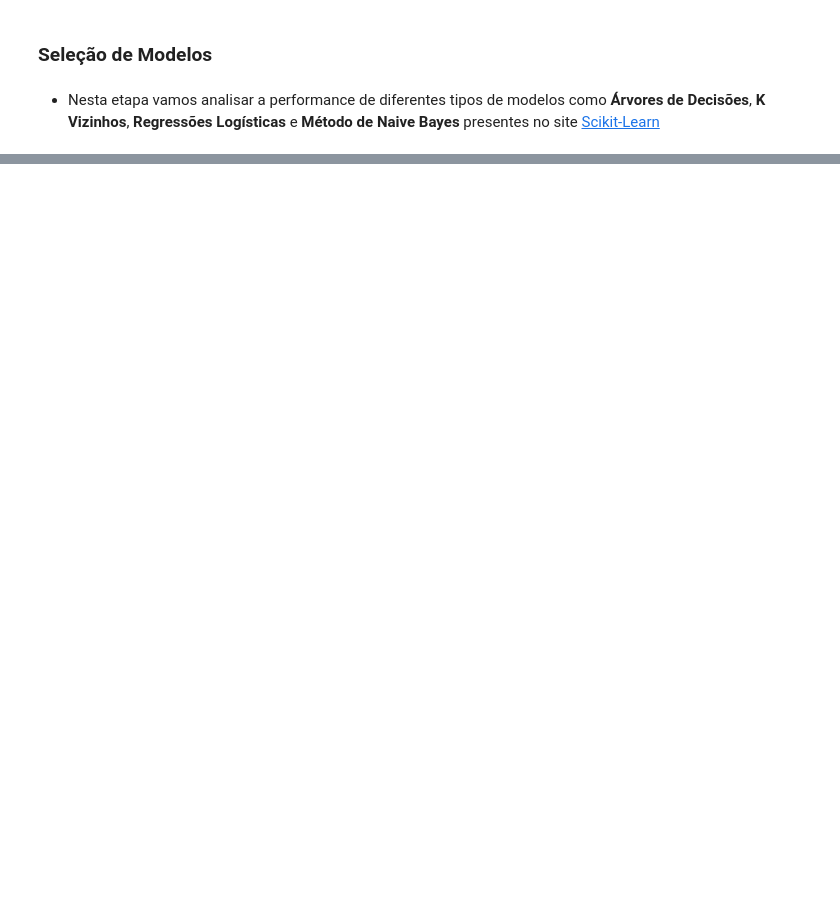
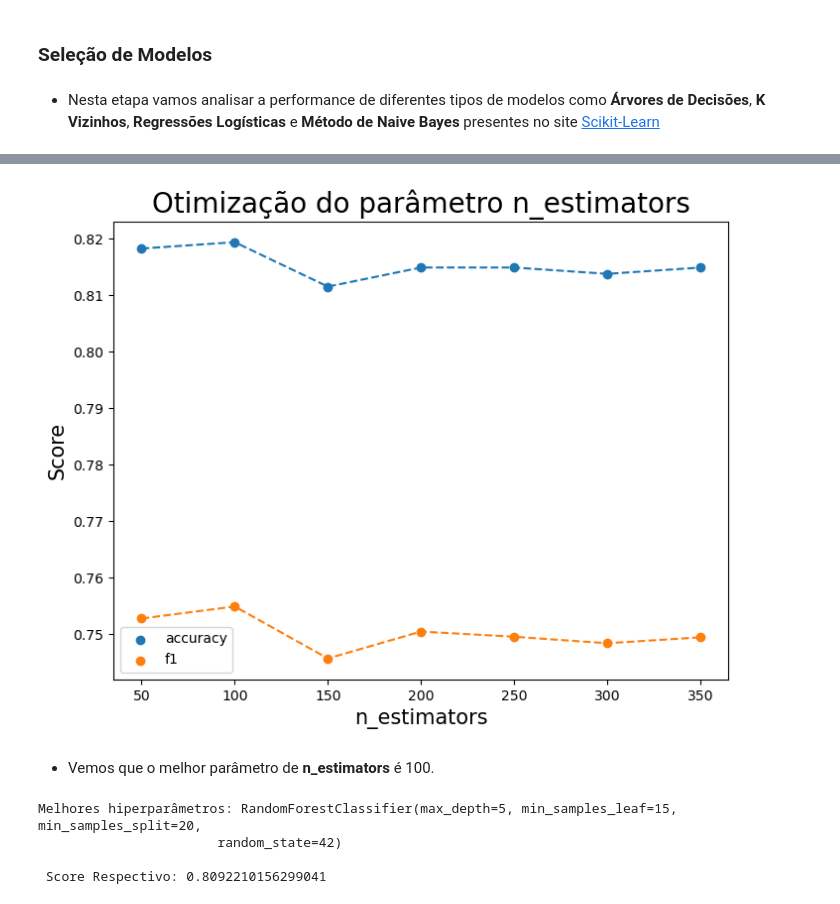
Before and after one commit to Edmurcn/Titanic, a Jupyter notebook: Passo-2.ipynb, the cells around one changed output, grey strips where cells are left out. Cells and saved outputs as stored; diff of their text form; code cells hidden in the pictures; blank space fills up the shorter version.

```diff
--- a/Passo-2.ipynb
+++ b/Passo-2.ipynb
@@ -57,0 +129,47 @@ knn = NearestNeighbors()
+# %%
+X, y, X_test = get_data("dados/treino_tratado.csv", "dados/teste_tratado.csv")
+
+metrics = ["accuracy", "f1"]
+score_rfc = {d: [] for d in metrics}
+n_estimators = np.arange(50, 400, 50)
+
+for j in metrics:
+    for i in n_estimators:
+        rfc_2 = RandomForestClassifier(n_estimators=i, random_state=42)
+        resultados = cross_val_score(rfc_2, X, y, cv=5, scoring=j)
+        score_rfc[j].append(resultados.mean())
+
+plt.figure(figsize=(8,6))
+
+for d in metrics:
+    plt.scatter(list(n_estimators), score_rfc[d], label=d)
+    plt.plot(list(n_estimators), score_rfc[d], linestyle="--")
+
+plt.title("Otimização do parâmetro n_estimators", fontsize=20)
+plt.xlabel("n_estimators", fontsize=15)
+plt.ylabel("Score", fontsize=15)
+plt.legend()
+plt.show()
+# %% [output]
+[figure, added]
+# %% [markdown]
+- Vemos que o melhor parâmetro de **n_estimators** é 100.
+# %%
+rfc_otm = RandomForestClassifier(n_estimators=100, random_state=42)
+
+params = { "max_depth": [ 4, 5, 6, 8, 9],
+          "criterion": ["gini", "entropy"],
+          "min_samples_split": [10, 20, 30, 40],
+          "min_samples_leaf": [5, 10, 15, 20],
+          "class_weight": [None, "balanced" ]
+}
+
+tun_params = RandomizedSearchCV(rfc_otm, param_distributions=params, cv=5, scoring="accuracy", random_state=42)
+model = tun_params.fit(X, y)
+
+print(f"Melhores hiperparâmetros: {model.best_estimator_} \n \n Score Respectivo: {model.best_score_} ")
+# %% [output]
+Melhores hiperparâmetros: RandomForestClassifier(max_depth=5, min_samples_leaf=15, min_samples_split=20,
+                       random_state=42)
+
+ Score Respectivo: 0.8092210156299041
```
Also changed, not shown: parts of 28 cells of this notebook, 11 other files.
